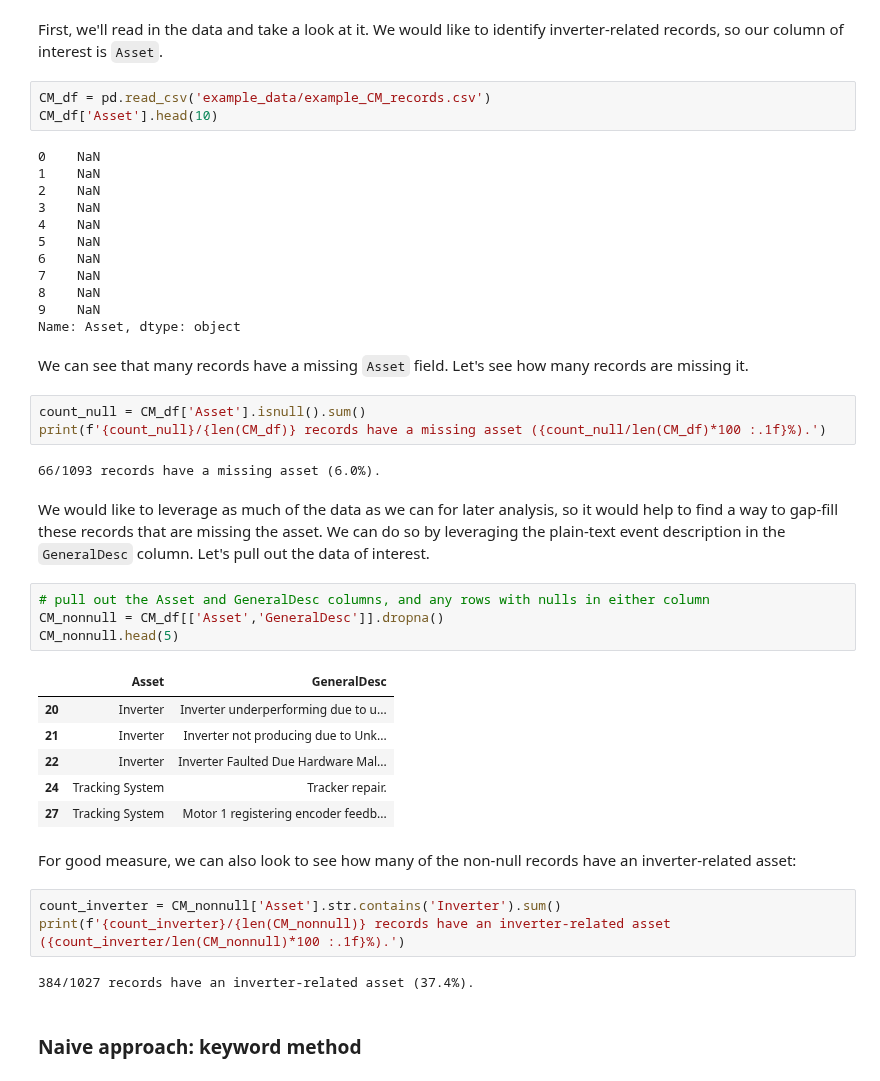
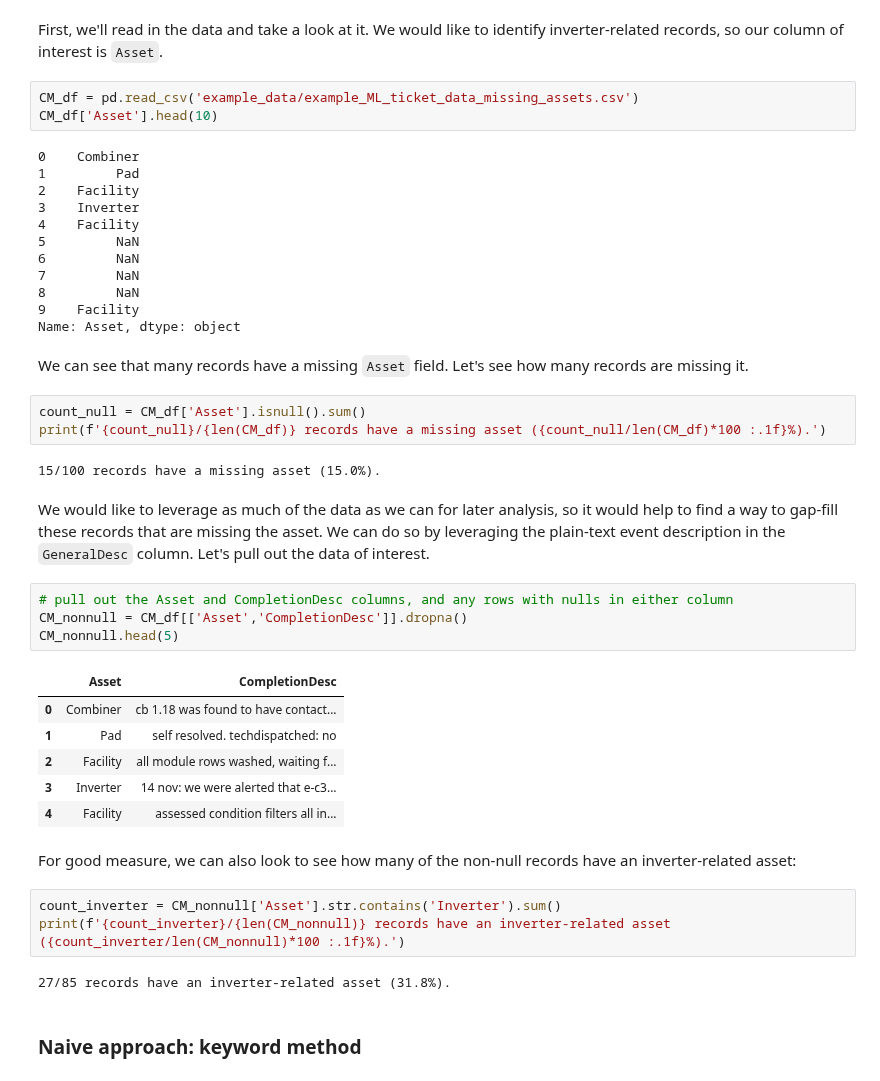
Before and after one commit to sandialabs/pvOps, a Jupyter notebook: tutorials/tutorial_text_asset_labeling.ipynb, the cells around one changed output. Cells and saved outputs as stored; diff of their text form.

```diff
--- a/tutorials/tutorial_text_asset_labeling.ipynb
+++ b/tutorials/tutorial_text_asset_labeling.ipynb
@@ -17,19 +17,19 @@ from sklearn.metrics import accuracy_score, make_scorer
 # %% [markdown]
 First, we'll read in the data and take a look at it. We would like to identify inverter-related records, so our column of interest is `Asset`.
 # %%
-CM_df = pd.read_csv('example_data/example_CM_records.csv')
+CM_df = pd.read_csv('example_data/example_ML_ticket_data_missing_assets.csv')
 CM_df['Asset'].head(10)
 # %% [output]
-0    NaN
-1    NaN
-2    NaN
-3    NaN
-4    NaN
-5    NaN
-6    NaN
-7    NaN
-8    NaN
-9    NaN
+0    Combiner
+1         Pad
+2    Facility
+3    Inverter
+4    Facility
+5         NaN
+6         NaN
+7         NaN
+8         NaN
+9    Facility
 Name: Asset, dtype: object
 # %% [markdown]
 We can see that many records have a missing `Asset` field. Let's see how many records are missing it.
@@ -37,27 +37,27 @@ We can see that many records have a missing `Asset` field. Let's see how many re
 count_null = CM_df['Asset'].isnull().sum()
 print(f'{count_null}/{len(CM_df)} records have a missing asset ({count_null/len(CM_df)*100 :.1f}%).')
 # %% [output]
-66/1093 records have a missing asset (6.0%).
+15/100 records have a missing asset (15.0%).
 # %% [markdown]
 We would like to leverage as much of the data as we can for later analysis, so it would help to find a way to gap-fill these records that are missing the asset. We can do so by leveraging the plain-text event description in the `GeneralDesc` column. Let's pull out the data of interest.
 # %%
-# pull out the Asset and GeneralDesc columns, and any rows with nulls in either column
-CM_nonnull = CM_df[['Asset','GeneralDesc']].dropna()
+# pull out the Asset and CompletionDesc columns, and any rows with nulls in either column
+CM_nonnull = CM_df[['Asset','CompletionDesc']].dropna()
 CM_nonnull.head(5)
 # %% [output]
-|  | Asset | GeneralDesc |
-| 20 | Inverter | Inverter underperforming due to u... |
-| 21 | Inverter | Inverter not producing due to Unk... |
-| 22 | Inverter | Inverter Faulted Due Hardware Mal... |
-| 24 | Tracking System | Tracker repair. |
-| 27 | Tracking System | Motor 1 registering encoder feedb... |
+|  | Asset | CompletionDesc |
+| 0 | Combiner | cb 1.18 was found to have contact... |
+| 1 | Pad | self resolved. techdispatched: no |
+| 2 | Facility | all module rows washed, waiting f... |
+| 3 | Inverter | 14 nov: we were alerted that e-c3... |
+| 4 | Facility | assessed condition filters all in... |
 # %% [markdown]
 For good measure, we can also look to see how many of the non-null records have an inverter-related asset:
 # %%
 count_inverter = CM_nonnull['Asset'].str.contains('Inverter').sum()
 print(f'{count_inverter}/{len(CM_nonnull)} records have an inverter-related asset ({count_inverter/len(CM_nonnull)*100 :.1f}%).')
 # %% [output]
-384/1027 records have an inverter-related asset (37.4%).
+27/85 records have an inverter-related asset (31.8%).
 # %% [markdown]
 ### Naive approach: keyword method
 # %% [markdown]
```
Also changed, not shown: parts of 17 cells of this notebook, 2 other files.
